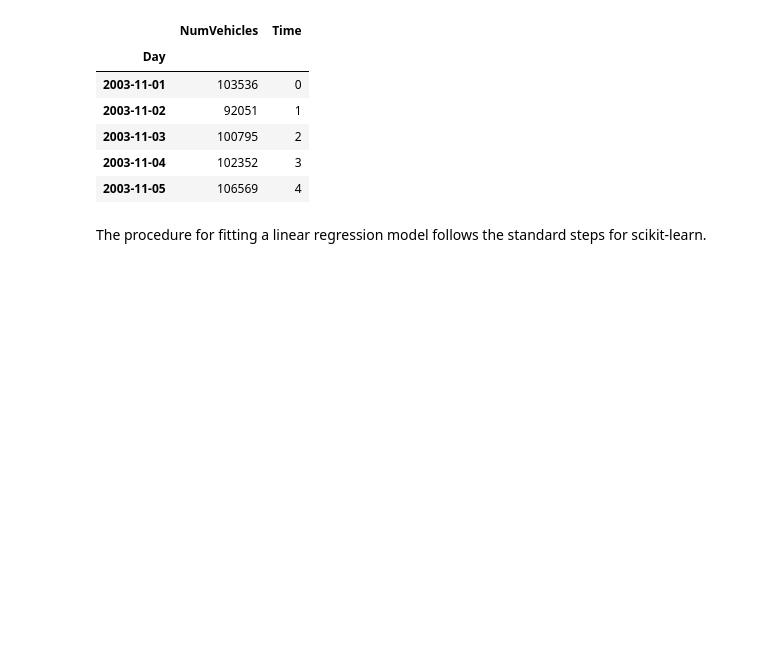
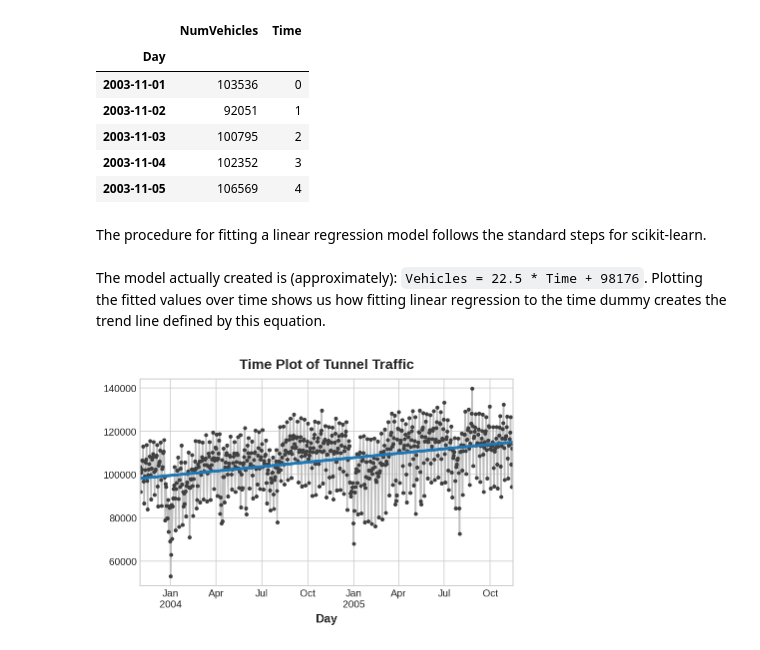
Before and after one commit to pengfei99/LearnTimeSeries, a Jupyter notebook: Lessons/01.Linear_regression_ts.ipynb, the cells around one changed output. Drawn from its saved outputs; the diff is of its cells as text; code cells hidden in the pictures; blank space fills up the shorter version.

```diff
--- a/Lessons/01.Linear_regression_ts.ipynb
+++ b/Lessons/01.Linear_regression_ts.ipynb
@@ -227,8 +227,8 @@ The procedure for fitting a linear regression model follows the standard steps f
 from sklearn.linear_model import LinearRegression
 
 # Training data
-X = df.loc[:, ['Time']]  # features
-y = df.loc[:, 'NumVehicles']  # target
+X = time_step_df.loc[:, ['Time']]  # features
+y = time_step_df.loc[:, 'NumVehicles']  # target
 
 # Train the model
 model = LinearRegression()
@@ -237,3 +237,11 @@ model.fit(X, y)
 # Store the fitted values as a time series with the same time index as
 # the training data
 y_pred = pd.Series(model.predict(X), index=X.index)
+# %% [markdown]
+The model actually created is (approximately): `Vehicles = 22.5 * Time + 98176`. Plotting the fitted values over time shows us how fitting linear regression to the time dummy creates the trend line defined by this equation.
+# %%
+ax = y.plot(**plot_params)
+ax = y_pred.plot(ax=ax, linewidth=3)
+ax.set_title('Time Plot of Tunnel Traffic');
+# %% [output]
+[figure, added]
```
Also changed, not shown: parts of 12 cells of this notebook.
